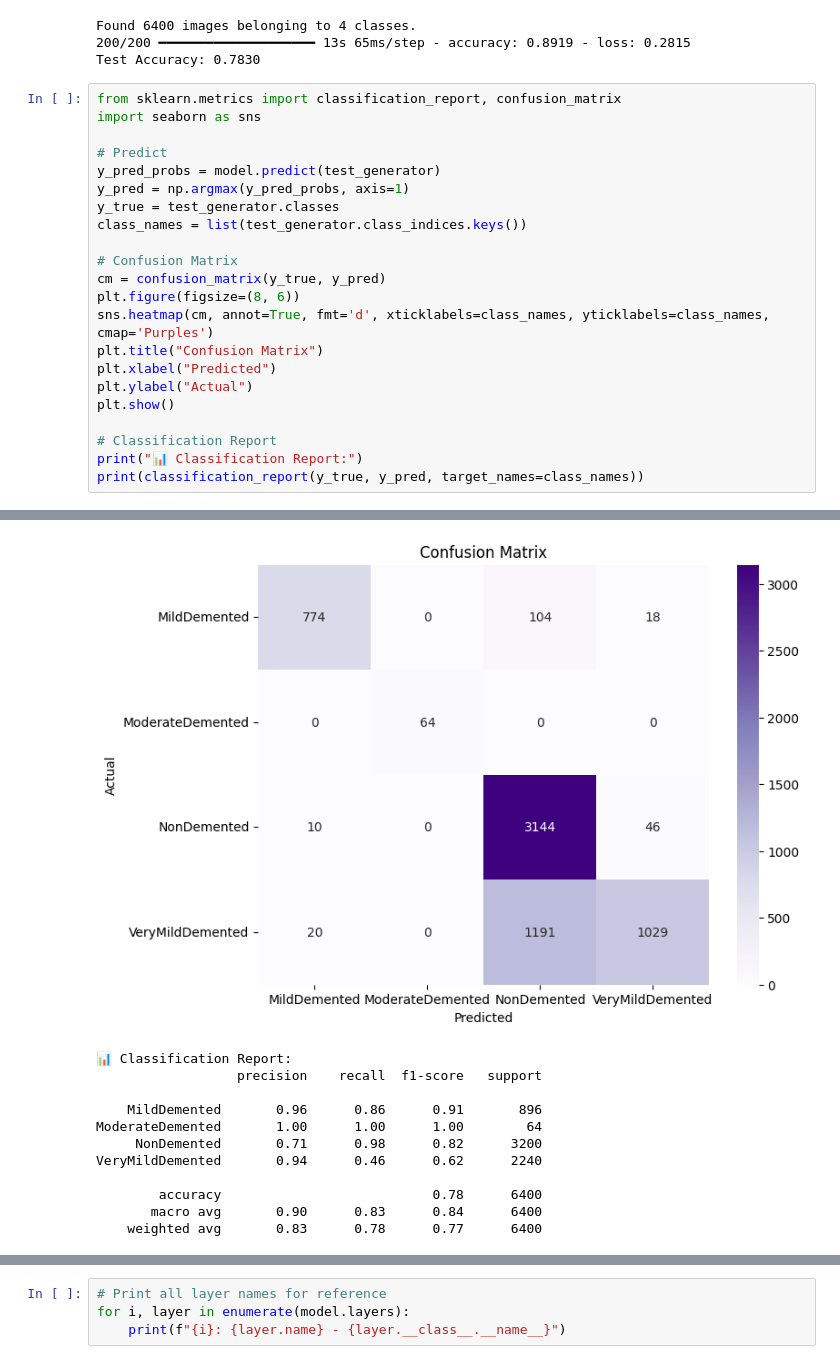
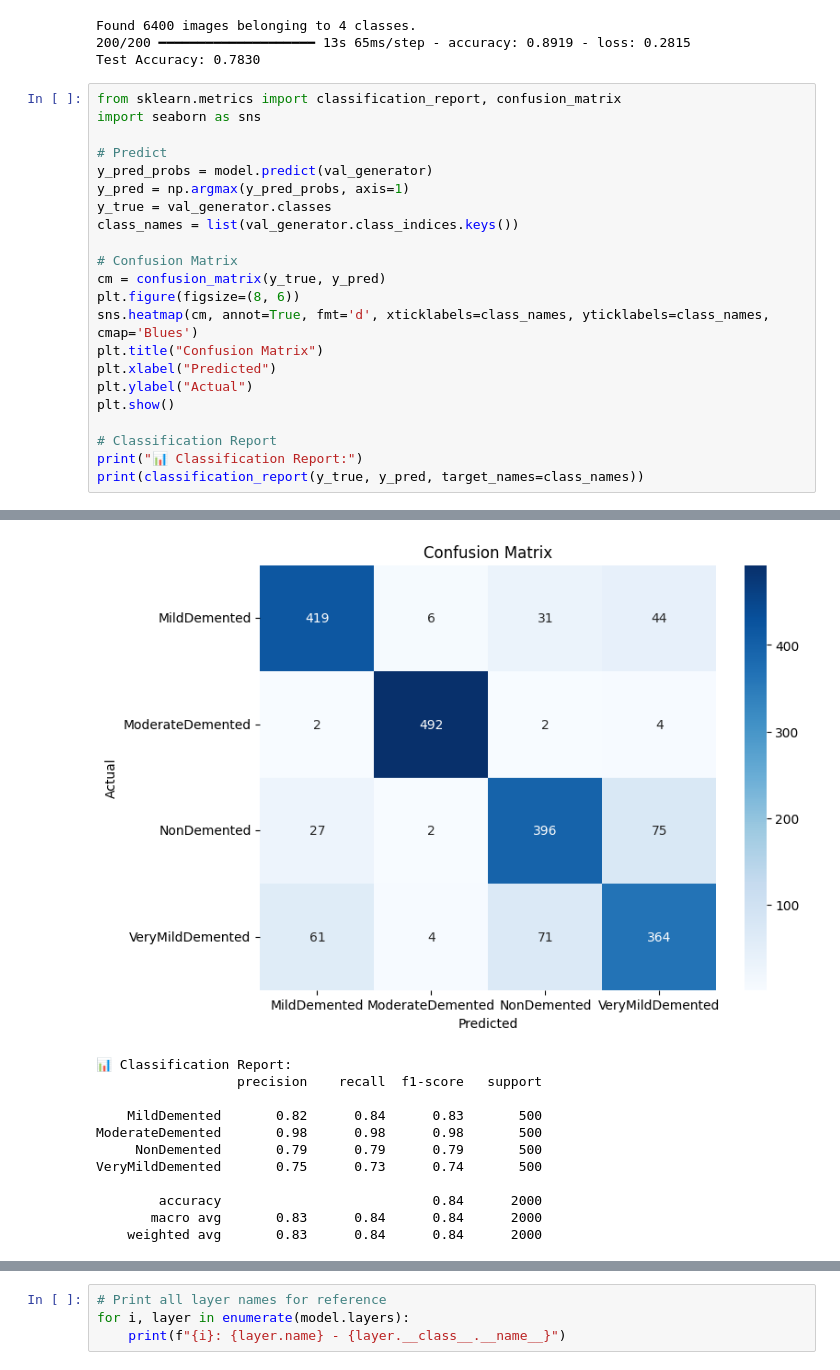
Before and after one commit to PranavDixit2/Dementia, a Jupyter notebook: Alz_V8.ipynb, the cells around one changed output, grey strips where cells are left out. Saved outputs shown, nothing was run; the diff lists cells and outputs as text.

Commit message:
Advance PreProcessing Custom ResNet model Final metrics

```diff
--- a/Alz_V8.ipynb
+++ b/Alz_V8.ipynb
@@ -645,15 +645,15 @@ from sklearn.metrics import classification_report, confusion_matrix
 import seaborn as sns
 
 # Predict
-y_pred_probs = model.predict(test_generator)
+y_pred_probs = model.predict(val_generator)
 y_pred = np.argmax(y_pred_probs, axis=1)
-y_true = test_generator.classes
-class_names = list(test_generator.class_indices.keys())
+y_true = val_generator.classes
+class_names = list(val_generator.class_indices.keys())
 
 # Confusion Matrix
 cm = confusion_matrix(y_true, y_pred)
 plt.figure(figsize=(8, 6))
-sns.heatmap(cm, annot=True, fmt='d', xticklabels=class_names, yticklabels=class_names, cmap='Purples')
+sns.heatmap(cm, annot=True, fmt='d', xticklabels=class_names, yticklabels=class_names, cmap='Blues')
 plt.title("Confusion Matrix")
 plt.xlabel("Predicted")
 plt.ylabel("Actual")
@@ -667,12 +667,12 @@ print(classification_report(y_true, y_pred, target_names=class_names))
-[figure, old version]
+[figure, new version]
 📊 Classification Report:
                   precision    recall  f1-score   support
 
-    MildDemented       0.96      0.86      0.91       896
-ModerateDemented       1.00      1.00      1.00        64
-     NonDemented       0.71      0.98      0.82      3200
-VeryMildDemented       0.94      0.46      0.62      2240
+    MildDemented       0.82      0.84      0.83       500
+ModerateDemented       0.98      0.98      0.98       500
+     NonDemented       0.79      0.79      0.79       500
+VeryMildDemented       0.75      0.73      0.74       500
 
-        accuracy                           0.78      6400
-       macro avg       0.90      0.83      0.84      6400
-    weighted avg       0.83      0.78      0.77      6400
+        accuracy                           0.84      2000
+       macro avg       0.83      0.84      0.84      2000
+    weighted avg       0.83      0.84      0.84      2000
```
Also changed, not shown: parts of 2 cells of this notebook.
